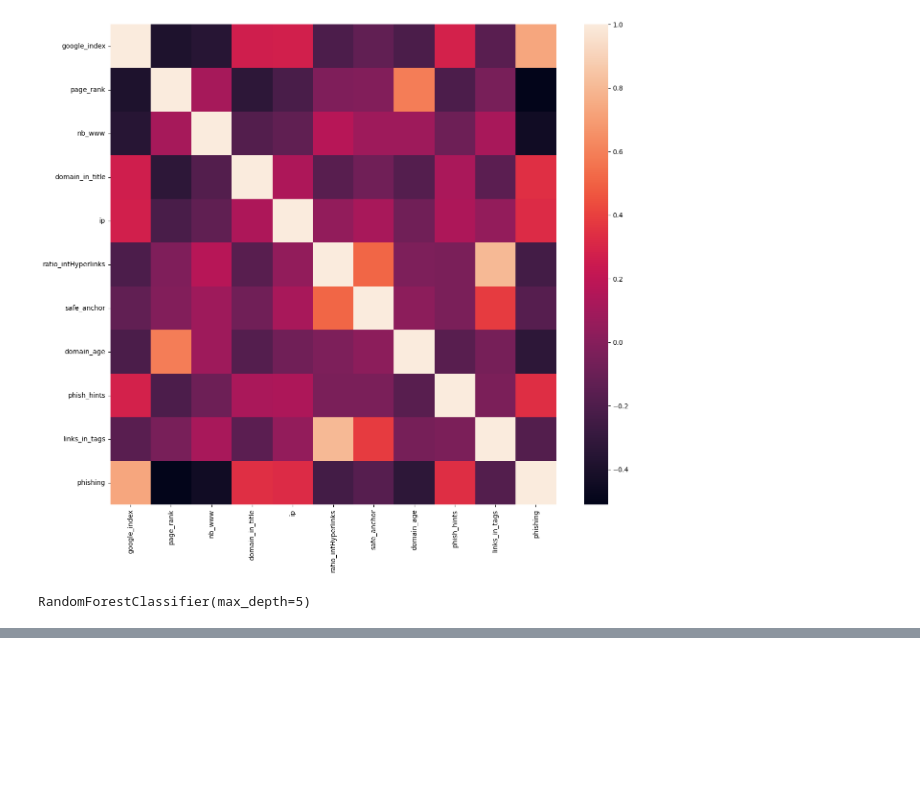
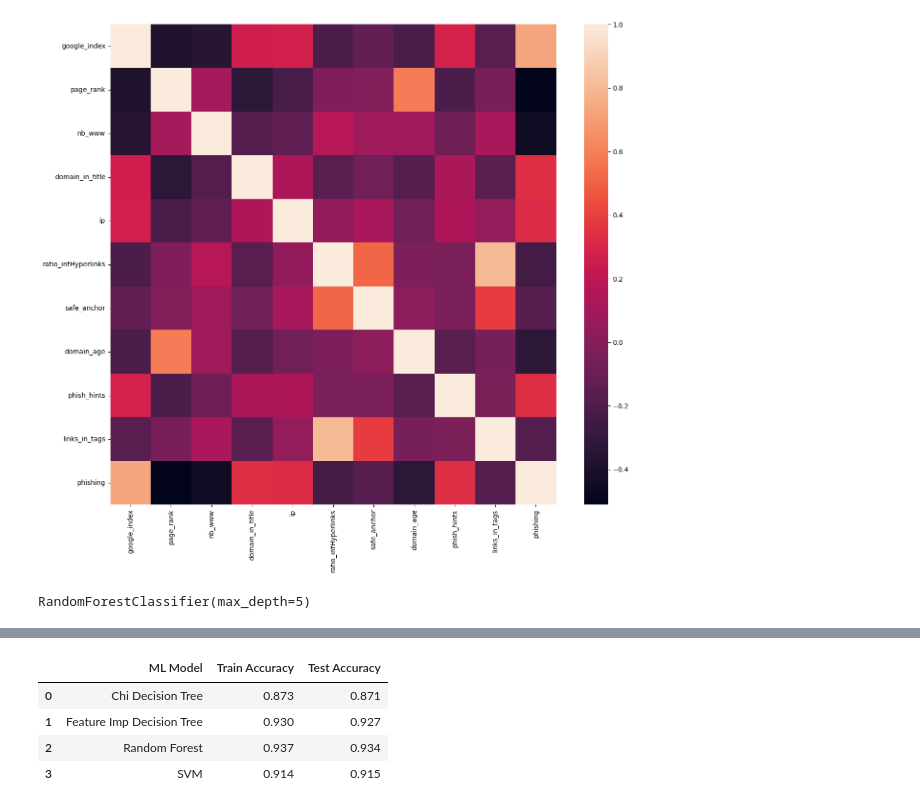
Before and after one commit to Kaaviya12/DataMining, a Jupyter notebook: DataMiningProject.ipynb, the cells around one changed output, grey strips where cells are left out. Cells and saved outputs as stored; diff of their text form; code cells hidden in the pictures; blank space fills up the shorter version.

```diff
--- a/DataMiningProject.ipynb
+++ b/DataMiningProject.ipynb
@@ -354,0 +406,12 @@ Random forest: Accuracy on test Data: 0.930
+# %%
+#creating dataframe
+results = pd.DataFrame({ 'ML Model': ML_Model,
+    'Train Accuracy': acc_train,
+    'Test Accuracy': acc_test})
+results
+# %% [output]
+|  | ML Model | Train Accuracy | Test Accuracy |
+| 0 | Chi Decision Tree | 0.873 | 0.871 |
+| 1 | Feature Imp Decision Tree | 0.930 | 0.927 |
+| 2 | Random Forest | 0.937 | 0.934 |
+| 3 | SVM | 0.914 | 0.915 |
```
Also changed, not shown: parts of 9 cells of this notebook.
